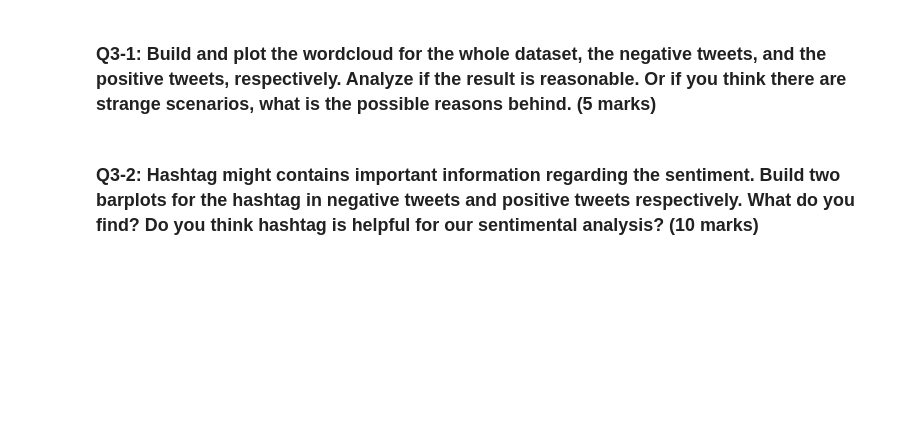
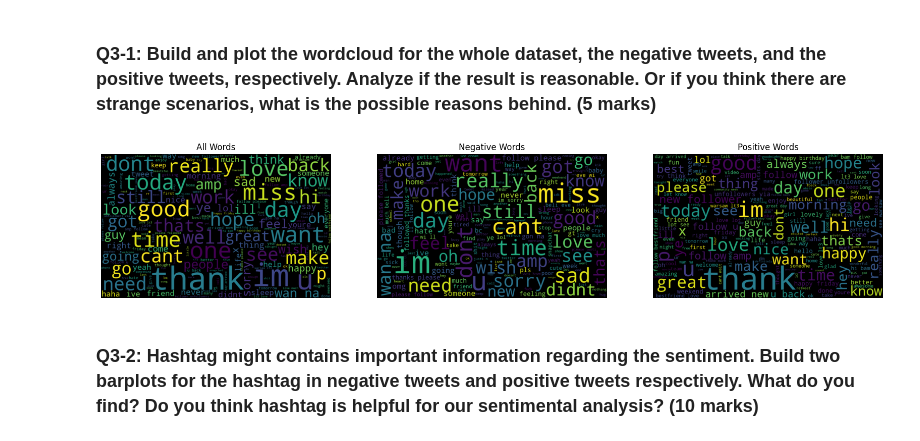
Before and after one commit to mawga2/year3_proj, a Jupyter notebook: apai4011/4011A1_questions.ipynb, the cells around one changed output. Cells and saved outputs as stored; diff of their text form; code cells hidden in the pictures; blank space fills up the shorter version.

```diff
--- a/apai4011/4011A1_questions.ipynb
+++ b/apai4011/4011A1_questions.ipynb
@@ -353,9 +408,9 @@ def lemmatization(tweet):
 # %% [markdown]
 ### Q2-3: Tokenize the tweets and print out the final dataframe (5 marks)
-# %%
-def tokenization(tweet):
-    '''
-    aim: perform tokenization on the text
-    '''
-
-your_final_dataframe.sample(10)
+# %%
+def tokenization(tweet):
+    return word_tokenize(tweet)
+
+tweets_df['tokenized_tweet'] = tweets_df['tidy_tweet'].apply(tokenization)
+
+tweets_df['tokenized_tweet'].sample(10)
@@ -372,2 +441,35 @@ your_final_dataframe.sample(10)
+# %%
+# wordcloud for all
+all_words = ' '.join([tweet for tweet in tweets_df['lemm_tweet']])
+wordcloud_all = WordCloud(width=800, height=500, random_state=21, max_font_size=110).generate(all_words)
+
+# wordcloud for negative
+negative_words = ' '.join([tweet for tweet in tweets_df['lemm_tweet'][tweets_df['sentiment'] == 0]])
+wordcloud_negative = WordCloud(width=800, height=500, random_state=21, max_font_size=110).generate(negative_words)
+
+# wordcloud for positive
+positive_words = ' '.join([tweet for tweet in tweets_df['lemm_tweet'][tweets_df['sentiment'] == 1]])
+wordcloud_positive = WordCloud(width=800, height=500, random_state=21, max_font_size=110).generate(positive_words)
+
+plt.figure(figsize=(20, 10))
+
+plt.subplot(1, 3, 1)
+plt.imshow(wordcloud_all, interpolation='bilinear')
+plt.title('All Words')
+plt.axis('off')
+
+plt.subplot(1, 3, 2)
+plt.imshow(wordcloud_negative, interpolation='bilinear')
+plt.title('Negative Words')
+plt.axis('off')
+
+plt.subplot(1, 3, 3)
+plt.imshow(wordcloud_positive, interpolation='bilinear')
+plt.title('Positive Words')
+plt.axis('off')
+
+plt.show()
+# %% [output]
+[figure, added]
 # %% [markdown]
 ### Q3-2: Hashtag might contains important information regarding the sentiment. Build two barplots for the hashtag in negative tweets and positive tweets respectively. What do you find? Do you think hashtag is helpful for our sentimental analysis? (10 marks)
```
Also changed, not shown: parts of 14 cells of this notebook.
